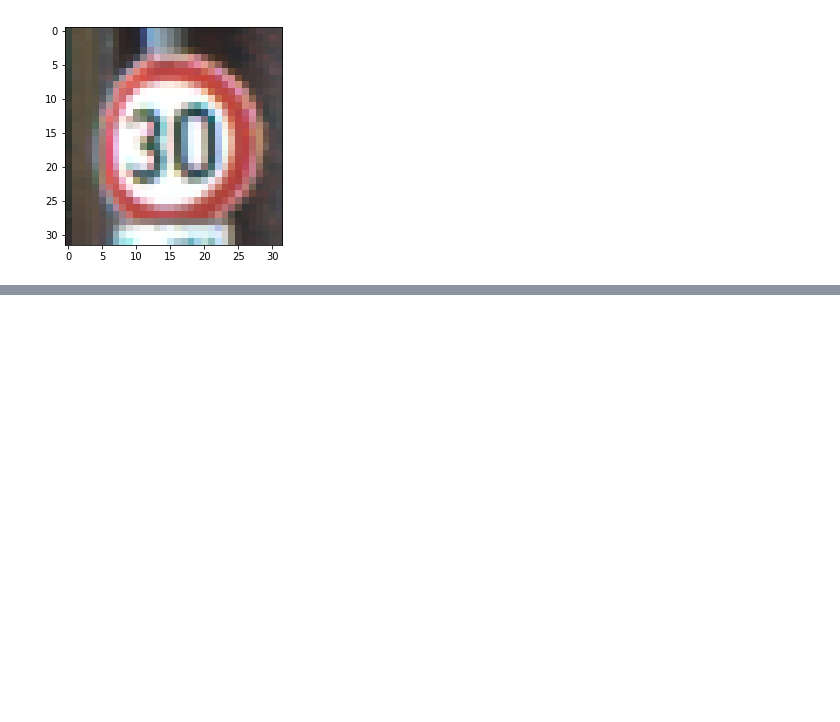
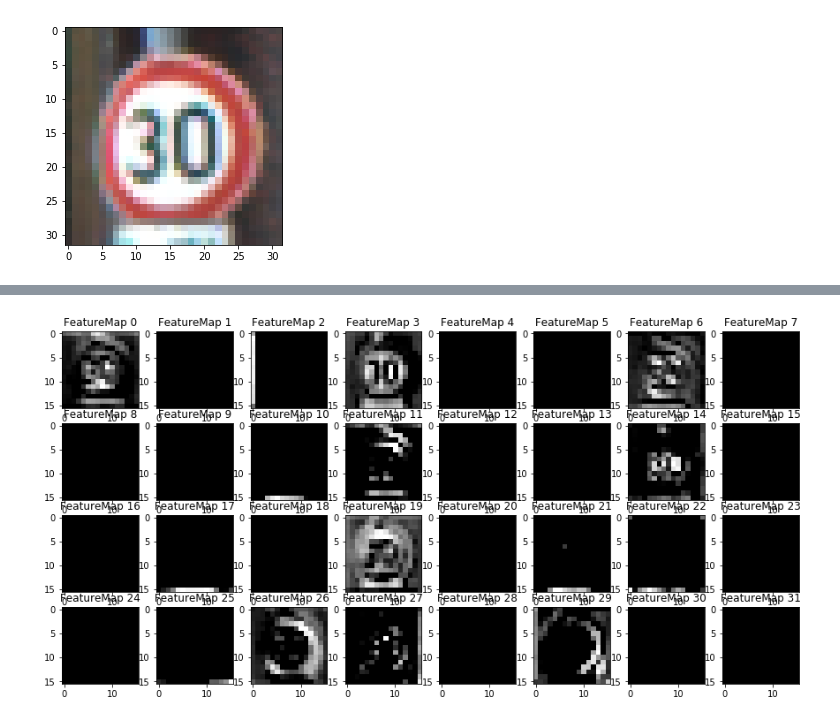
Before and after one commit to KUASWoodyLIN/Udacity_self_driving_car_challenge_2, a Jupyter notebook: Traffic_Sign_Classifier.ipynb, the cells around one changed output, grey strips where cells are left out. Drawn from its saved outputs; the diff is of its cells as text; code cells hidden in the pictures; blank space fills up the shorter version.

```diff
--- a/Traffic_Sign_Classifier.ipynb
+++ b/Traffic_Sign_Classifier.ipynb
@@ -521,3 +541,7 @@ plt.imshow(X_test[1])
+# %%
+outputFeatureMap(X_test[1:2], conv_layer2)
+# %% [output]
+[figure, added]
 # %%
 outputFeatureMap(X_test[1:2], conv_layer3)
 # %% [output]
```
Also changed, not shown: parts of 17 cells of this notebook, 4 other files.
